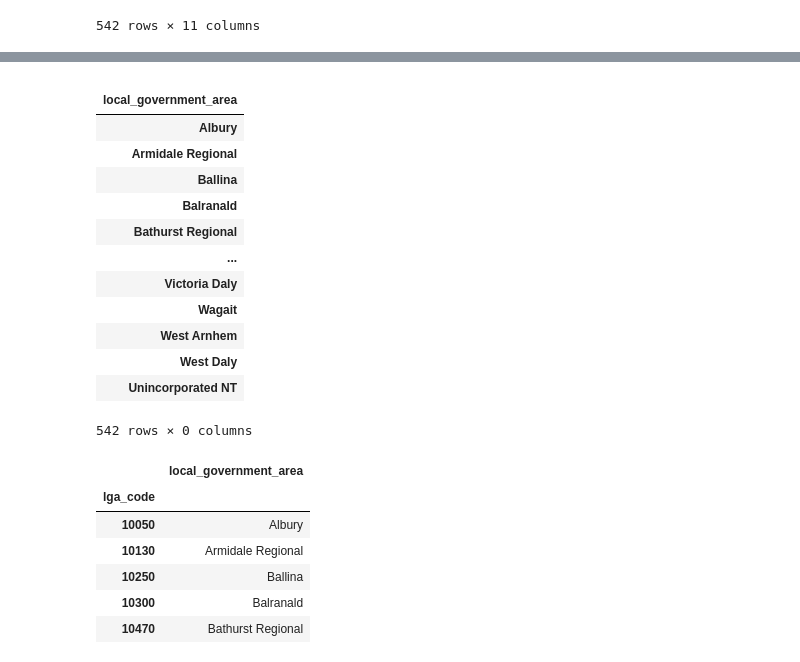
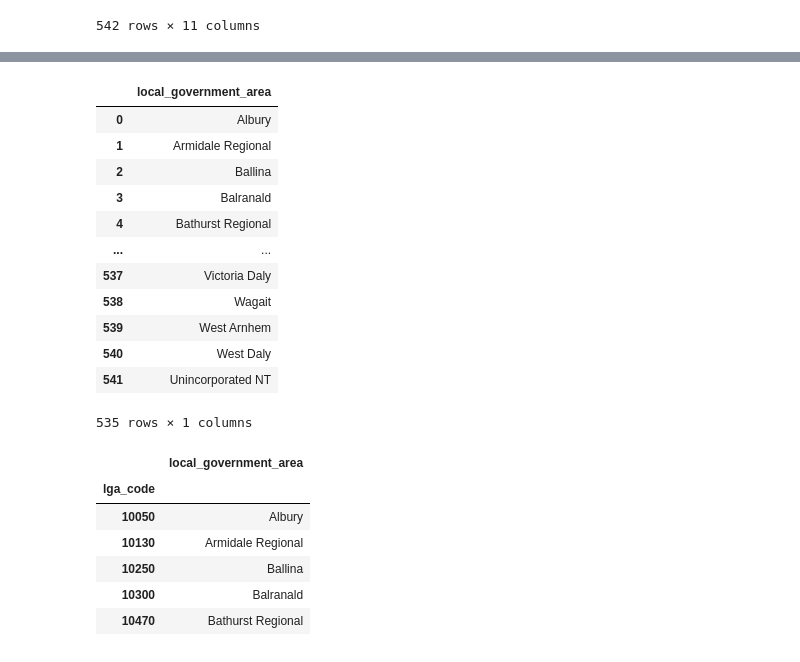
Before and after one commit to LP-116/ETL-Project, a Jupyter notebook: regional_growth.ipynb, the cells around one changed output, grey strips where cells are left out. Saved outputs shown, nothing was run; the diff lists cells and outputs as text; code cells hidden in the pictures.

```diff
--- a/regional_growth.ipynb
+++ b/regional_growth.ipynb
@@ -65,20 +81,23 @@ regional_growth_data
 # %%
 lga_cols = ["local_government_area"]
 lga_transformed = regional_growth_data[lga_cols].copy()
-lga_transformed.set_index("local_government_area", inplace=True)
+# lga_transformed.set_index("local_government_area", inplace=True)
+# duplicate = lga_transformed[lga_transformed.duplicated(["local_government_area"], keep=False)]
+# duplicate
+
+lga_transformed = lga_transformed.drop_duplicates()
 lga_transformed
 # %% [output]
-|  |
-| local_government_area |
-| Albury |
-| Armidale Regional |
-| Ballina |
-| Balranald |
-| Bathurst Regional |
-| ... |
-| Victoria Daly |
-| Wagait |
-| West Arnhem |
-| West Daly |
-| Unincorporated NT |
+|  | local_government_area |
+| 0 | Albury |
+| 1 | Armidale Regional |
+| 2 | Ballina |
+| 3 | Balranald |
+| 4 | Bathurst Regional |
+| ... | ... |
+| 537 | Victoria Daly |
+| 538 | Wagait |
+| 539 | West Arnhem |
+| 540 | West Daly |
+| 541 | Unincorporated NT |
-542 rows × 0 columns
+535 rows × 1 columns
```
Also changed, not shown: parts of 10 cells of this notebook.
